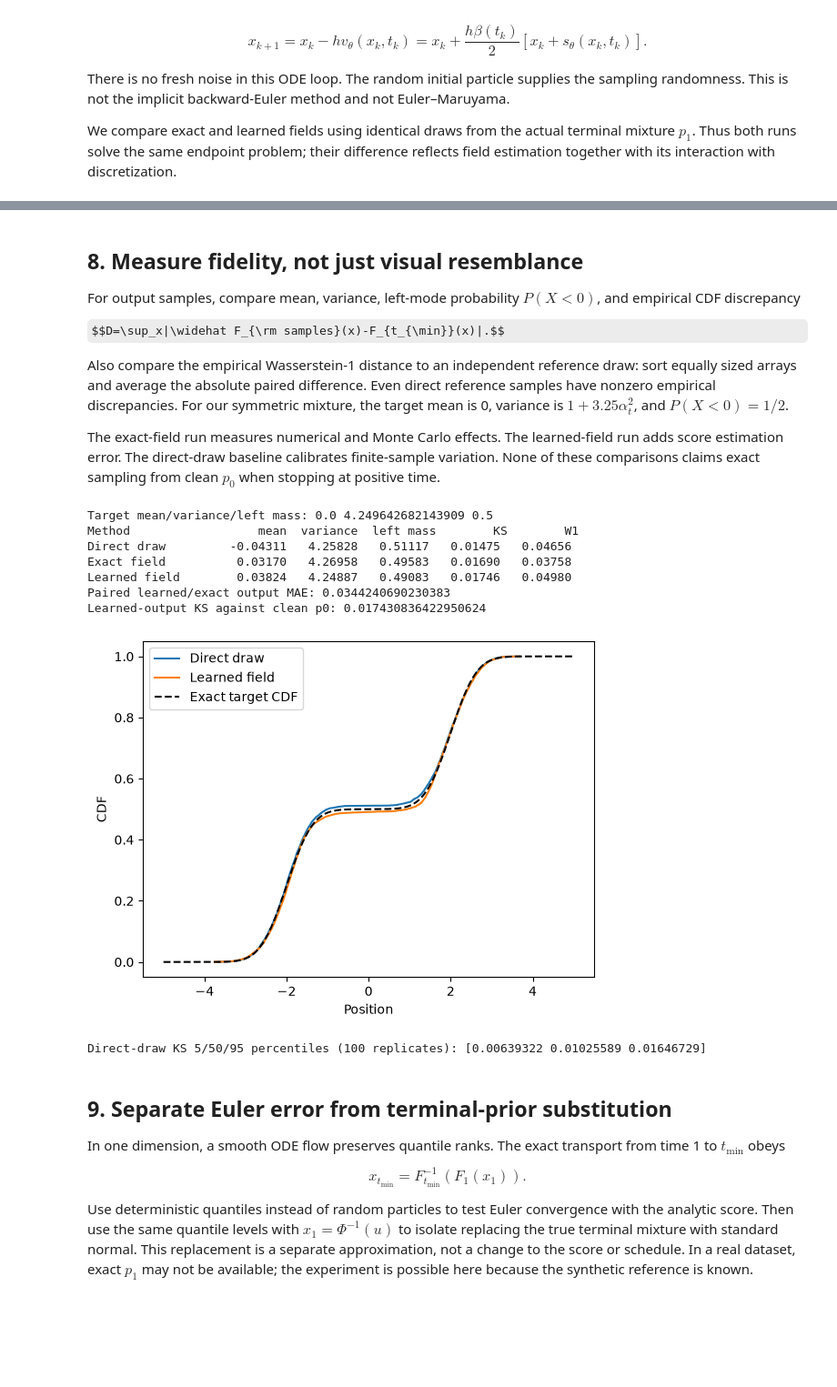
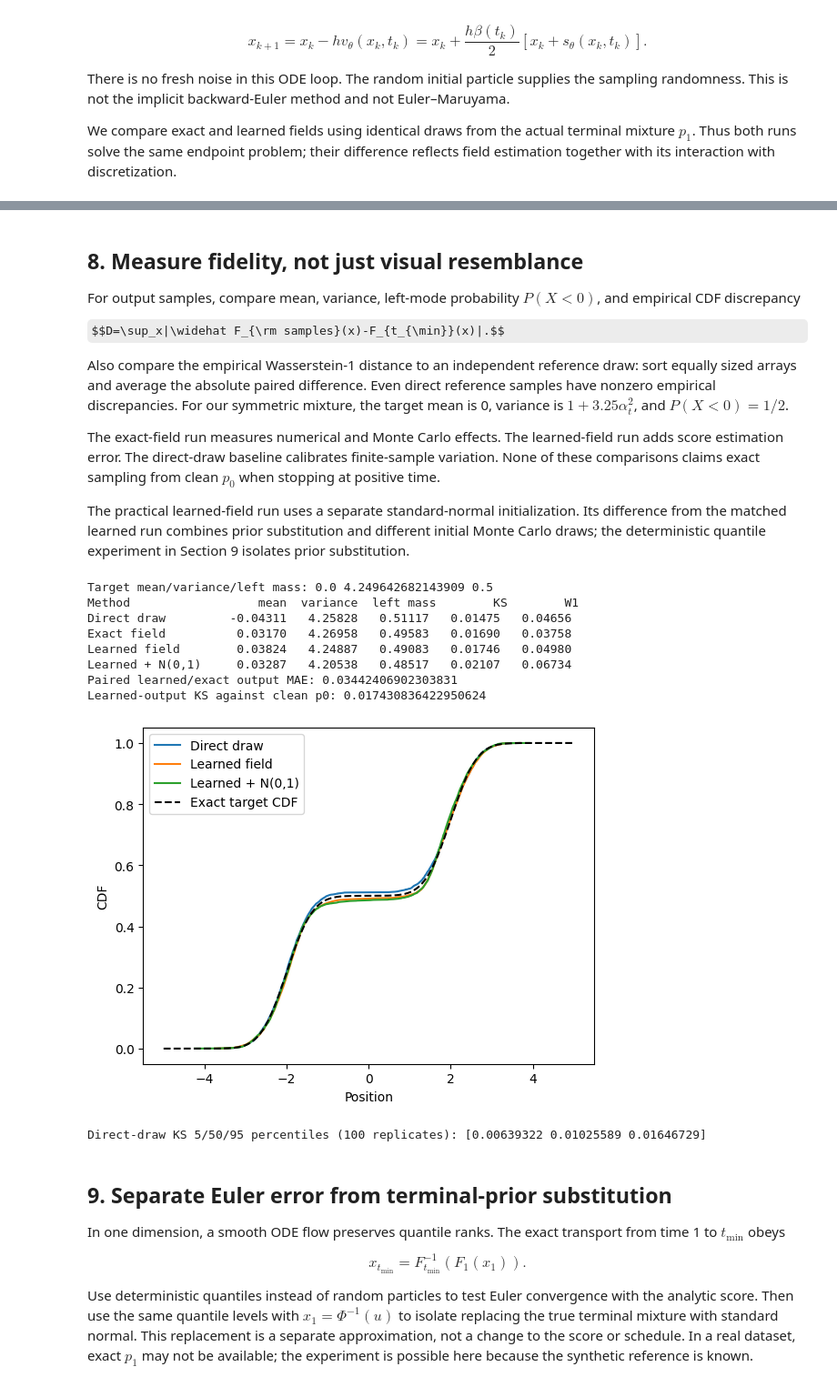
Before and after one commit to acads-iit-jammu/diffusion-models-f26, a Jupyter notebook: materials/probability-flow/notebooks/05-part-6-train-and-sample.ipynb, the cells around one changed output, grey strips where cells are left out. Shown at 91% size. Drawn from its saved outputs; the diff is of its cells as text; code cells hidden in the pictures; some formulas as TeX source; blank space fills up the shorter version.

```diff
--- a/materials/probability-flow/notebooks/05-part-6-train-and-sample.ipynb
+++ b/materials/probability-flow/notebooks/05-part-6-train-and-sample.ipynb
@@ -273,7 +288,7 @@ for t in [T_MIN,.01,.1,.5,.9]:
     score_results.append((t,float(mse)))
     noise_mse=coefficients(t)[1]**2*mse
     print(f't={t:.3f}  score MSE={mse:.6f}  noise-scale MSE={noise_mse:.6f}')
-for ax,t in zip(axes,[.01,.1,.5]):
+for ax,t in zip(axes,[.01,.1,.5,0.9]):
     ax.plot(grid,exact_score(grid,t),label='Exact')
     ax.plot(grid,learned_score(grid,t),'--',label='Learned')
     ax.set(xlabel='Position',ylabel='Score',title=f't={t:g}',ylim=(-12,12))
@@ -318,7 +333,7 @@ sampling_start=time.perf_counter()
 exact_samples,times,exact_paths=euler_reverse(x1,exact_score)
 generated,_,learned_paths=euler_reverse(x1,learned_score)
 print('Last score evaluation time:',times[-2], '; output time:',times[-1])
-print(f'Two sampling runs, seconds: {time.perf_counter()-sampling_start:.1f}')
+print(f'Matched sampling runs, seconds: {time.perf_counter()-sampling_start:.1f}')
 fig,axes=plt.subplots(1,3,figsize=(14,3))
 axes[0].hist(generated,bins=80,density=True,alpha=.45,label='Learned field')
 axes[0].plot(grid,density(grid,T_MIN),'k',label='Target p(t_min)')
@@ -328,5 +343,11 @@ for ax,paths,label in zip(axes[1:],[exact_paths,learned_paths],['Exact field','L
     ax.plot(times,paths);ax.invert_xaxis()
     ax.set(xlabel='Diffusion time (1 → t_min)',ylabel='Position',title=label)
 plt.tight_layout();plt.show()
+
+# Practical generation: no oracle data generator is used for initialization.
+prior_rng=np.random.default_rng(109)
+gaussian_x1=prior_rng.normal(size=len(x1))
+practical_samples,_,_=euler_reverse(gaussian_x1,learned_score)
+print('Practical learned-field run starts from N(0,1).')
 # %% [output]
 Last score evaluation time: 0.001998999999999862 ; output time: 0.001
@@ -342,41 +364,48 @@ $$D=\sup_x|\widehat F_{\rm samples}(x)-F_{t_{\min}}(x)|.$$
 Also compare the empirical Wasserstein-1 distance to an independent reference draw: sort equally sized arrays and average the absolute paired difference. Even direct reference samples have nonzero empirical discrepancies. For our symmetric mixture, the target mean is 0, variance is $1+3.25\alpha_t^2$, and $P(X<0)=1/2$.
 
 The exact-field run measures numerical and Monte Carlo effects. The learned-field run adds score estimation error. The direct-draw baseline calibrates finite-sample variation. None of these comparisons claims exact sampling from clean $p_0$ when stopping at positive time.
+
+
+The practical learned-field run uses a separate standard-normal initialization. Its difference from the matched learned run combines prior substitution and different initial Monte Carlo draws; the deterministic quantile experiment in Section 9 isolates prior substitution.
 # %%
 def ks_error(x,t):
     ordered=np.sort(x);F=cdf(ordered,t);n=len(x)
     return max(np.max(np.arange(1,n+1)/n-F),np.max(F-np.arange(n)/n))
 
 reference_rng=np.random.default_rng(107)
 reference=draw_marginal(len(generated),T_MIN,reference_rng)
 baseline=draw_marginal(len(generated),T_MIN,reference_rng)
 metrics={}
-print('Target mean/variance/left mass:',0.,1+3.25*coefficients(T_MIN)[0]**2,.5)
+target_m,target_V=marginal_parameters(T_MIN)
+target_mean=np.sum(weights*target_m)
+target_var=np.sum(weights*(target_V+target_m**2))-target_mean**2
+print('Target mean/variance/left mass:',target_mean,target_var,cdf(0.,T_MIN))
 print(f"{'Method':18s} {'mean':>9s} {'variance':>9s} {'left mass':>10s} {'KS':>9s} {'W1':>9s}")
-for name,x in [('Direct draw',baseline),('Exact field',exact_samples),('Learned field',generated)]:
+for name,x in [('Direct draw',baseline),('Exact field',exact_samples),('Learned field',generated),('Learned + N(0,1)',practical_samples)]:
     values=[np.mean(x),np.var(x),np.mean(x<0),ks_error(x,T_MIN),np.mean(abs(np.sort(x)-np.sort(reference)))]
     metrics[name]=list(map(float,values))
     print(f'{name:18s}'+''.join(f'{v:10.5f}' for v in values))
 print('Paired learned/exact output MAE:',np.mean(abs(generated-exact_samples)))
 print('Learned-output KS against clean p0:',ks_error(generated,0.))
-for name,x in [('Direct draw',baseline),('Learned field',generated)]:
+for name,x in [('Direct draw',baseline),('Learned field',generated),('Learned + N(0,1)',practical_samples)]:
     xx=np.sort(x);plt.plot(xx,np.arange(1,len(xx)+1)/len(xx),label=name)
 plt.plot(grid,cdf(grid,T_MIN),'k--',label='Exact target CDF')
 plt.xlabel('Position');plt.ylabel('CDF');plt.legend();plt.show()
 
 # Repeated direct draws calibrate sampling variation, not a fixed error floor.
 calibration_rng=np.random.default_rng(108)
 ks_baselines=np.array([ks_error(draw_marginal(len(generated),T_MIN,calibration_rng),T_MIN) for _ in range(100)])
 print('Direct-draw KS 5/50/95 percentiles (100 replicates):',np.quantile(ks_baselines,[.05,.5,.95]))
 # %% [output]
 Target mean/variance/left mass: 0.0 4.249642682143909 0.5
 Method                  mean  variance  left mass        KS        W1
 Direct draw         -0.04311   4.25828   0.51117   0.01475   0.04656
 Exact field          0.03170   4.26958   0.49583   0.01690   0.03758
 Learned field        0.03824   4.24887   0.49083   0.01746   0.04980
-Paired learned/exact output MAE: 0.0344240690230383
+Learned + N(0,1)     0.03287   4.20538   0.48517   0.02107   0.06734
+Paired learned/exact output MAE: 0.03442406902303831
 Learned-output KS against clean p0: 0.017430836422950624
-[figure, old version]
+[figure, new version]
 Direct-draw KS 5/50/95 percentiles (100 replicates): [0.00639322 0.01025589 0.01646729]
 # %% [markdown]
 ## 9. Separate Euler error from terminal-prior substitution
```
Also changed, not shown: parts of 9 cells of this notebook, 14 other files.
